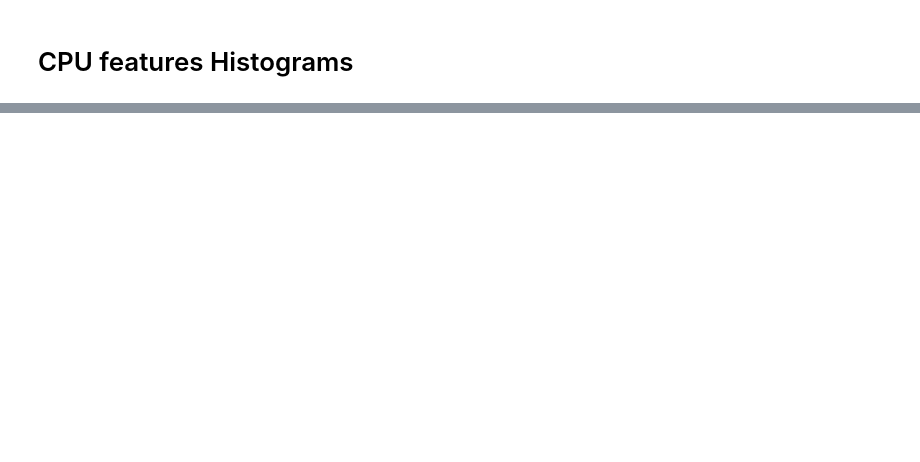
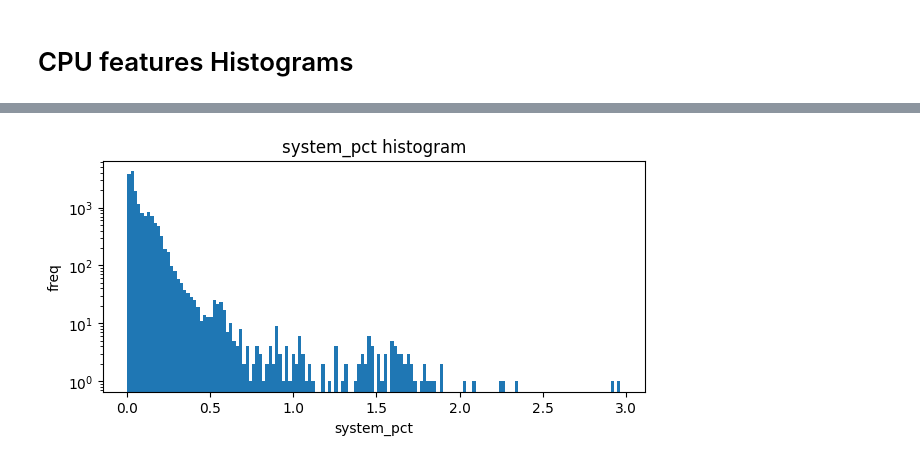
Before and after one commit to ModifiedBear/DSC-Datathon, a Jupyter notebook: cpu_histogram.ipynb, the cells around one changed output, grey strips where cells are left out. Cells and saved outputs as stored; diff of their text form; code cells hidden in the pictures; blank space fills up the shorter version.

Commit message:
added cpu histogram and other functions in read_json

```diff
--- a/cpu_histogram.ipynb
+++ b/cpu_histogram.ipynb
@@ -32,0 +27,4 @@ plt.show()
+# %%
+fig = plot_histogram(cpu_df.system_pct, bns=150, logscale=True)
+# %% [output]
+[figure, added]
```
Also changed, not shown: parts of 4 cells of this notebook, 2 other files.
